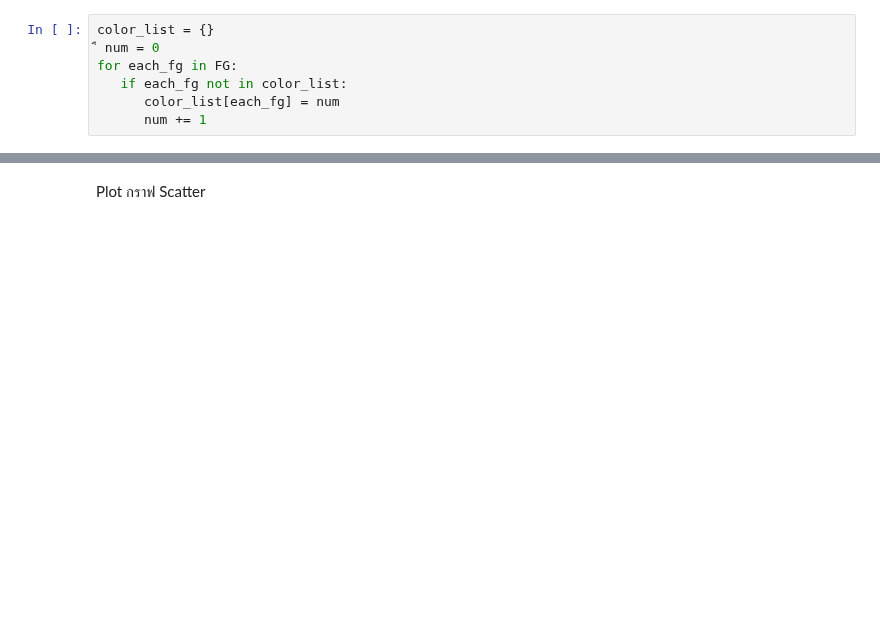
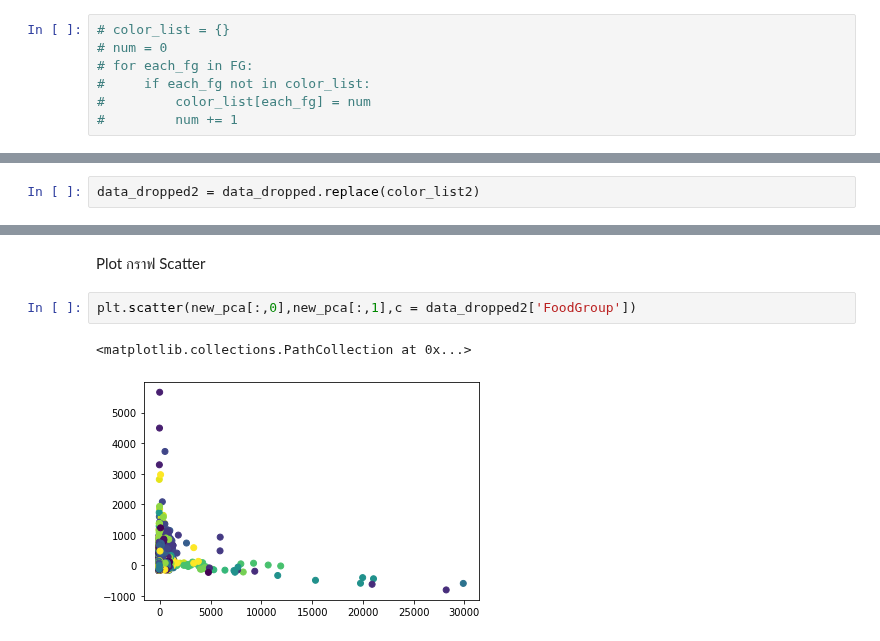
Before and after one commit to Chanunchida-May/multivariate, a Jupyter notebook: Chapter3_PCA.ipynb, the cells around one changed output, grey strips where cells are left out. Saved outputs shown, nothing was run; the diff lists cells and outputs as text; blank space fills up the shorter version.

```diff
--- a/Chapter3_PCA.ipynb
+++ b/Chapter3_PCA.ipynb
@@ -526,9 +531,9 @@ FG
 # %% [markdown]
 ### สร้าง color list เเบบง่ายๆ (เมื่อรันใหม่เลขอันดับอาจจะเปลี่ยนเเปลง)
 # %%
-color_list = {}
-ื num = 0
-for each_fg in FG:
-   if each_fg not in color_list:
-      color_list[each_fg] = num
-      num += 1
+# color_list = {}
+# num = 0
+# for each_fg in FG:
+#     if each_fg not in color_list:
+#         color_list[each_fg] = num
+#         num += 1
@@ -550,2 +573,4 @@ IndentationError: ignored
 # %% [markdown]
 เเทนค่า text ใน dictionary ด้วยตัวเลขที่เรากำหนด
+# %%
+data_dropped2 = data_dropped.replace(color_list2)
@@ -552,3 +593,8 @@ IndentationError: ignored
 # %% [markdown]
 Plot กราฟ Scatter
+# %%
+plt.scatter(new_pca[:,0],new_pca[:,1],c = data_dropped2['FoodGroup'])
+# %% [output]
+<matplotlib.collections.PathCollection at 0x...>
+[figure, added]
 # %%
```
Also changed, not shown: parts of 25 cells of this notebook.
